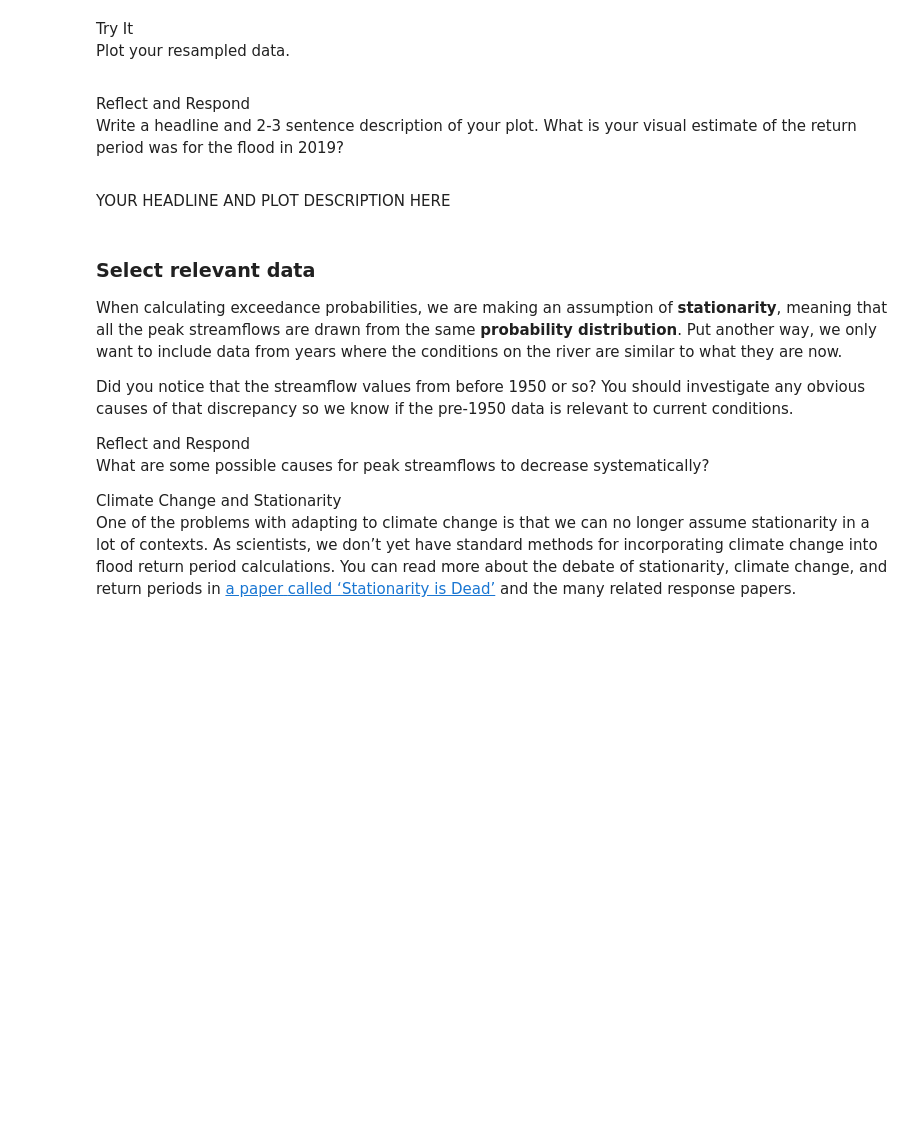
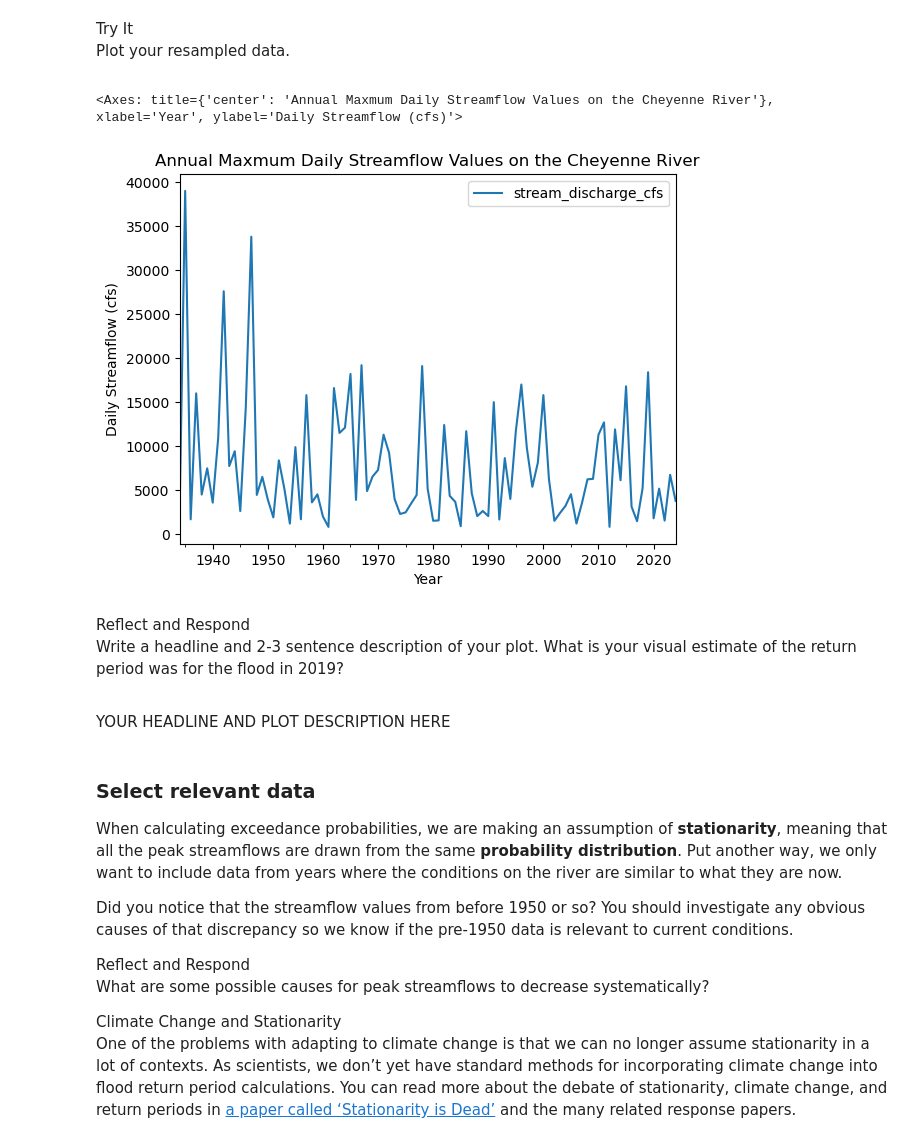
Before and after one commit to cu-esiil-edu/02-flood-rachelsadler, a Jupyter notebook: notebooks/flood-04-frequency.ipynb, the cells around one changed output. Saved outputs shown, nothing was run; the diff lists cells and outputs as text; code cells hidden in the pictures; blank space fills up the shorter version.

```diff
--- a/notebooks/flood-04-frequency.ipynb
+++ b/notebooks/flood-04-frequency.ipynb
@@ -118,4 +127,5 @@ the results of the resampling.</li>
 </ol></div></div>
 # %%
 # Resample to annual maxima
-dataframe_name.resample(offset_alias).max()
+yearlymax=discharge_df.resample('YS').max()
+yearlymax
@@ -123,6 +148,14 @@ dataframe_name.resample(offset_alias).max()
 <link rel="stylesheet" type="text/css" href="./assets/styles.css"><div class="callout callout-style-default callout-titled callout-task"><div class="callout-header"><div class="callout-icon-container"><i class="callout-icon"></i></div><div class="callout-title-container flex-fill">Try It</div></div><div class="callout-body-container callout-body"><p>Plot your resampled data.</p></div></div>
 # %%
 # Plot annual maximum streamflow values
+yearlymax.plot(
+    xlabel='Year',
+    ylabel='Daily Streamflow (cfs)',
+    title='Annual Maxmum Daily Streamflow Values on the Cheyenne River'
+)
+# %% [output]
+<Axes: title={'center': 'Annual Maxmum Daily Streamflow Values on the Cheyenne River'}, xlabel='Year', ylabel='Daily Streamflow (cfs)'>
+[figure, added]
 # %% [markdown]
 <link rel="stylesheet" type="text/css" href="./assets/styles.css"><div class="callout callout-style-default callout-titled callout-respond"><div class="callout-header"><div class="callout-icon-container"><i class="callout-icon"></i></div><div class="callout-title-container flex-fill">Reflect and Respond</div></div><div class="callout-body-container callout-body"><p>Write a headline and 2-3 sentence description of your plot. What is
 your visual estimate of the return period was for the flood in 2019?</p></div></div>
```
Also changed, not shown: parts of 2 cells of this notebook, 2 other files.
